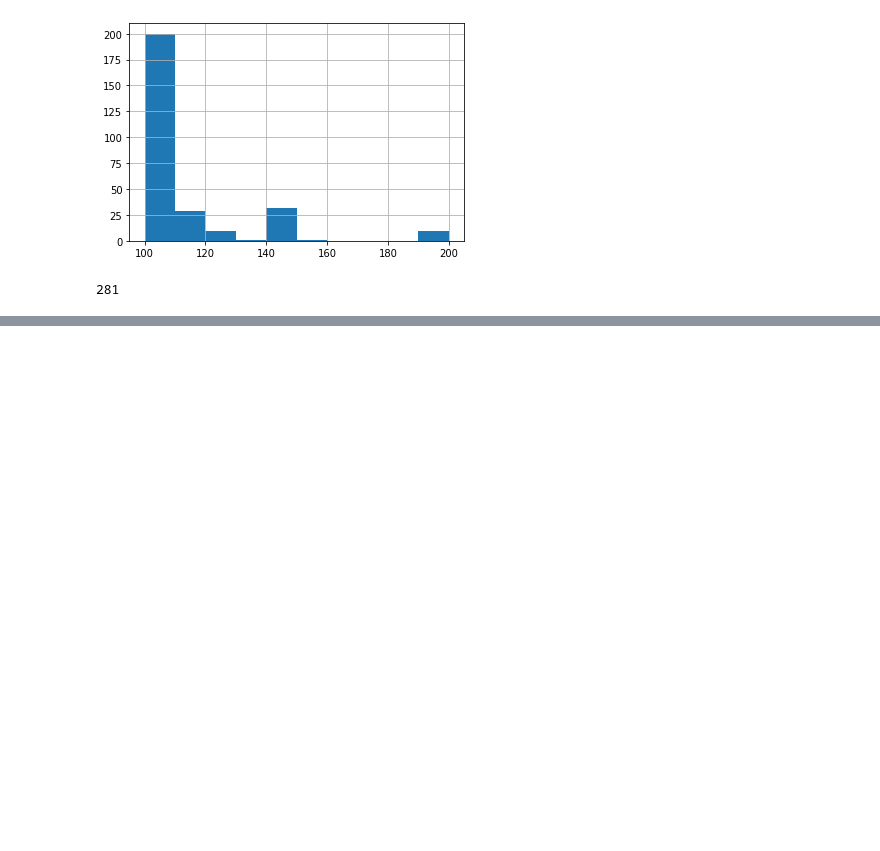
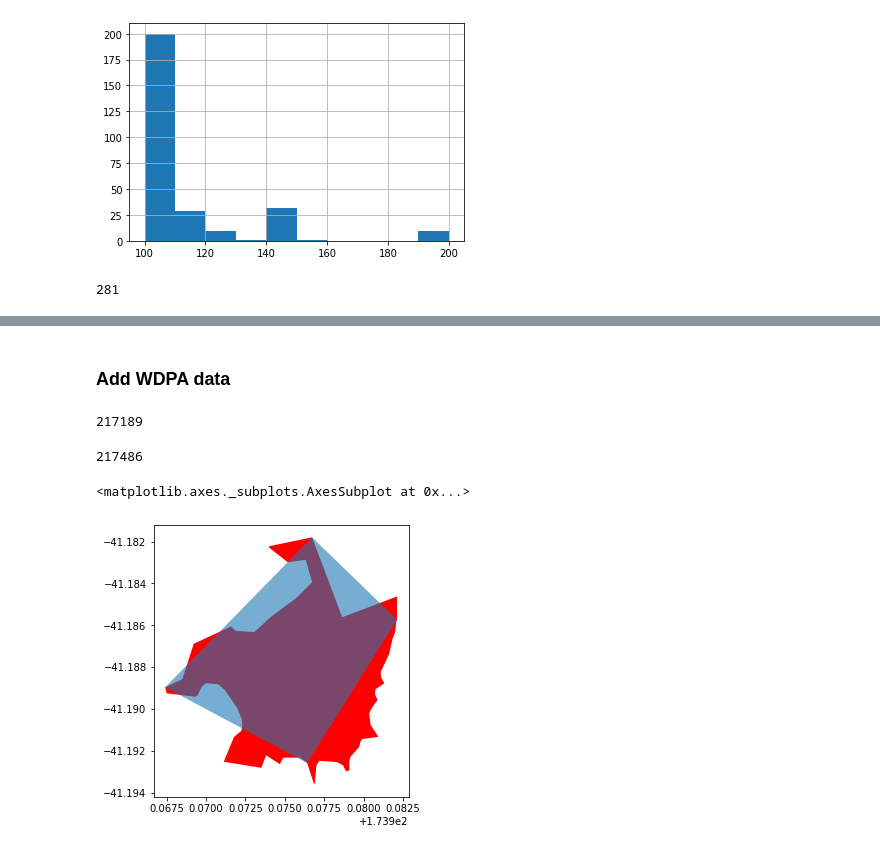
Before and after one commit to Vizzuality/he-scratchfolder, a Jupyter notebook: Precalculated_AOI_tables.ipynb, the cells around one changed output, grey strips where cells are left out. Drawn from its saved outputs; the diff is of its cells as text; code cells hidden in the pictures; blank space fills up the shorter version.

```diff
--- a/Precalculated_AOI_tables.ipynb
+++ b/Precalculated_AOI_tables.ipynb
@@ -144,0 +826,11 @@ dff[(dff['MOL_ID']==1)].reptiles[0]
+# %%
+### gadm tables
+## Original scott table (https://eowilson.maps.arcgis.com/home/item.html?id=ba1e71b5d83548808ee02d1108221cae)
+scott= gpd.read_file('zip:///Users/tamarahuete/Documents/HALF_EARTH/WDPA_FILTERED_20210615_FILTERED_nomarine_with_oecm_wdpa.zip')
+
+## Simplified wdpa table
+### Topojson, tolerance 0.05
+simple = gpd.read_file('/Users/tamarahuete/Documents/HALF_EARTH/wdpa_simple_topojson.shp')
+
+### gadm as raster area (from Scott's table)
+#gadmpix = pd.read_csv('../../HALF_EARTH/gadm1_polygon_to_raster.csv')
@@ -144,0 +1075,19 @@ dff[(dff['MOL_ID']==1)].reptiles[0]
+# %% [markdown]
+### Add WDPA data
+# %%
+len(simple)
+# %% [output]
+217189
+# %%
+len(scott)
+# %% [output]
+217486
+# %%
+### check simplified geometries
+n = 2
+fig, ax = plt.subplots(figsize=(5, 5))
+scott.loc[scott['MOL_ID']==n,'geometry'].plot(ax=ax,color='red')
+simple.loc[simple['MOL_ID']==n,'geometry'].plot(ax=ax,alpha=0.6)
+# %% [output]
+<matplotlib.axes._subplots.AxesSubplot at 0x...>
+[figure, added]
```
Also changed, not shown: parts of 159 cells of this notebook, 2 other files.
